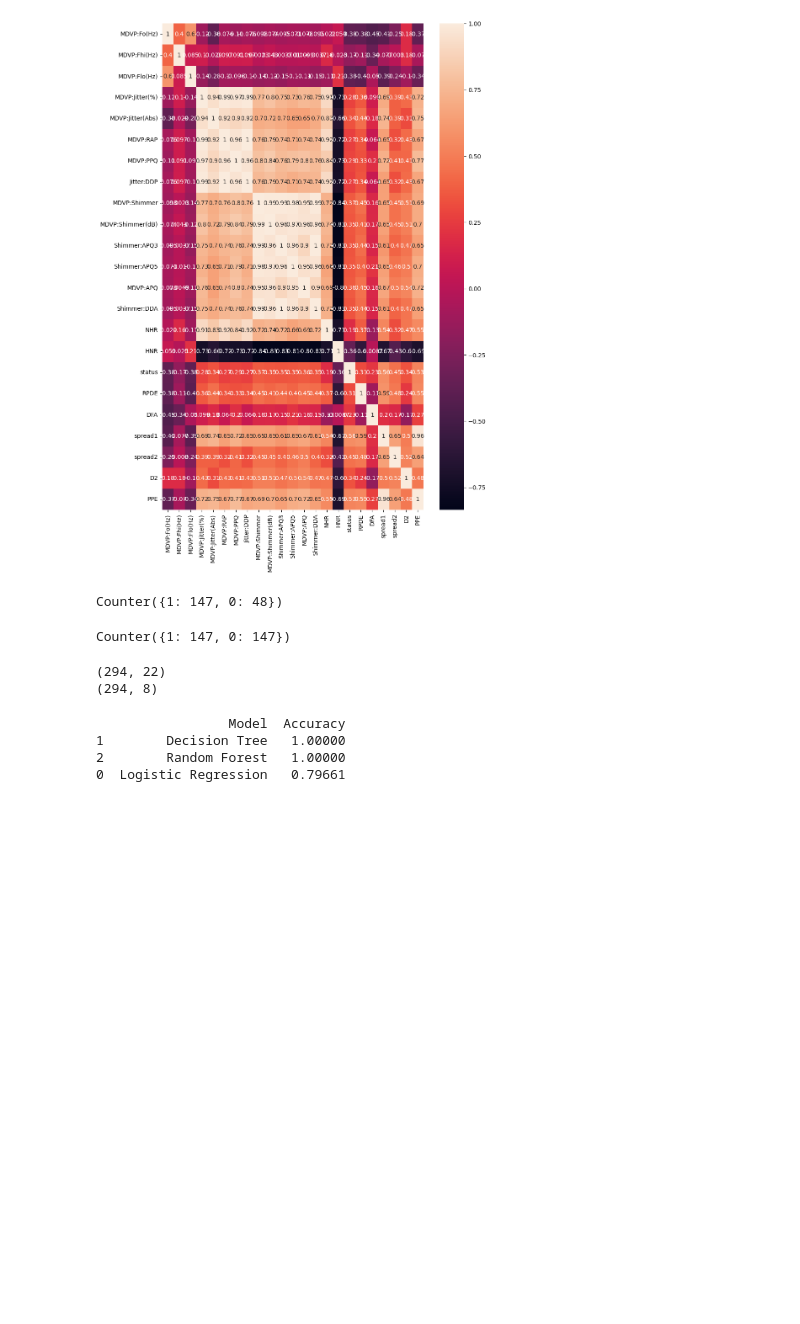
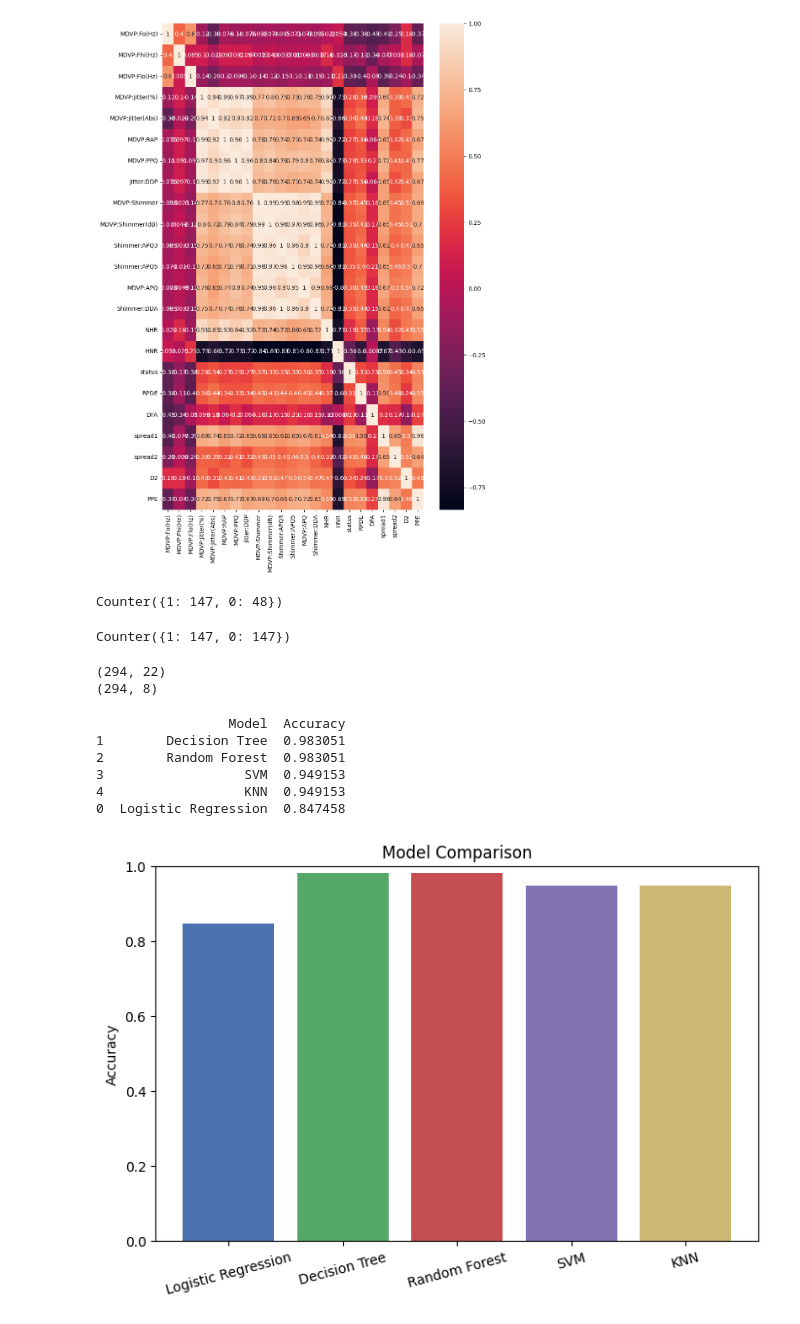
Before and after one commit to Bytebandit-011/parkinsons-detection-ml, a Jupyter notebook: model.ipynb, the cells around one changed output. Cells and saved outputs as stored; diff of their text form; code cells hidden in the pictures; blank space fills up the shorter version.

Commit message:
model_updated

```diff
--- a/model.ipynb
+++ b/model.ipynb
@@ -185,15 +185,45 @@ y_pred3 = classifier3.predict(X_test)
 accuracy_rf = accuracy_score(y_test, y_pred3)
 
 accuracy_dt = accuracy_score(y_test,y_pred3)
+
+from sklearn.svm import SVC
+
+classifier4 = SVC(random_state=24)
+svm = classifier4.fit(X_train, y_train)
+y_pred4 = classifier4.predict(X_test)
+accuracy_svm = accuracy_score(y_test, y_pred4)
+
+from sklearn.neighbors import KNeighborsClassifier
+classifier5 = KNeighborsClassifier(n_neighbors=5)
+knn = classifier5.fit(X_train, y_train)
+y_pred5 = classifier5.predict(X_test)
+accuracy_knn = accuracy_score(y_test, y_pred5)
 # %%
 results = pd.DataFrame({
-    'Model': ['Logistic Regression', 'Decision Tree', 'Random Forest'],
-    'Accuracy': [accuracy_LR, accuracy_dt, accuracy_rf]
+    'Model': ['Logistic Regression', 'Decision Tree', 'Random Forest', 'SVM', 'KNN'],
+    'Accuracy': [accuracy_LR, accuracy_dt, accuracy_rf, accuracy_svm, accuracy_knn]
 }).sort_values(by='Accuracy', ascending=False)
 
 print(results)
 # %% [output]
                  Model  Accuracy
-1        Decision Tree   1.00000
-2        Random Forest   1.00000
-0  Logistic Regression   0.79661
+1        Decision Tree  0.983051
+2        Random Forest  0.983051
+3                  SVM  0.949153
+4                  KNN  0.949153
+0  Logistic Regression  0.847458
+# %%
+import matplotlib.pyplot as plt
+
+models = ['Logistic Regression', 'Decision Tree', 'Random Forest', 'SVM', 'KNN']
+accuracies = [accuracy_LR, accuracy_dt, accuracy_rf, accuracy_svm, accuracy_knn]
+
+plt.figure(figsize=(8,5))
+plt.bar(models, accuracies, color=['#4C72B0', '#55A868', '#C44E52', '#8172B2', '#CCB974'])
+plt.ylabel('Accuracy')
+plt.title('Model Comparison')
+plt.ylim(0, 1)
+plt.xticks(rotation=15)
+plt.show()
+# %% [output]
+[figure, added]
```
